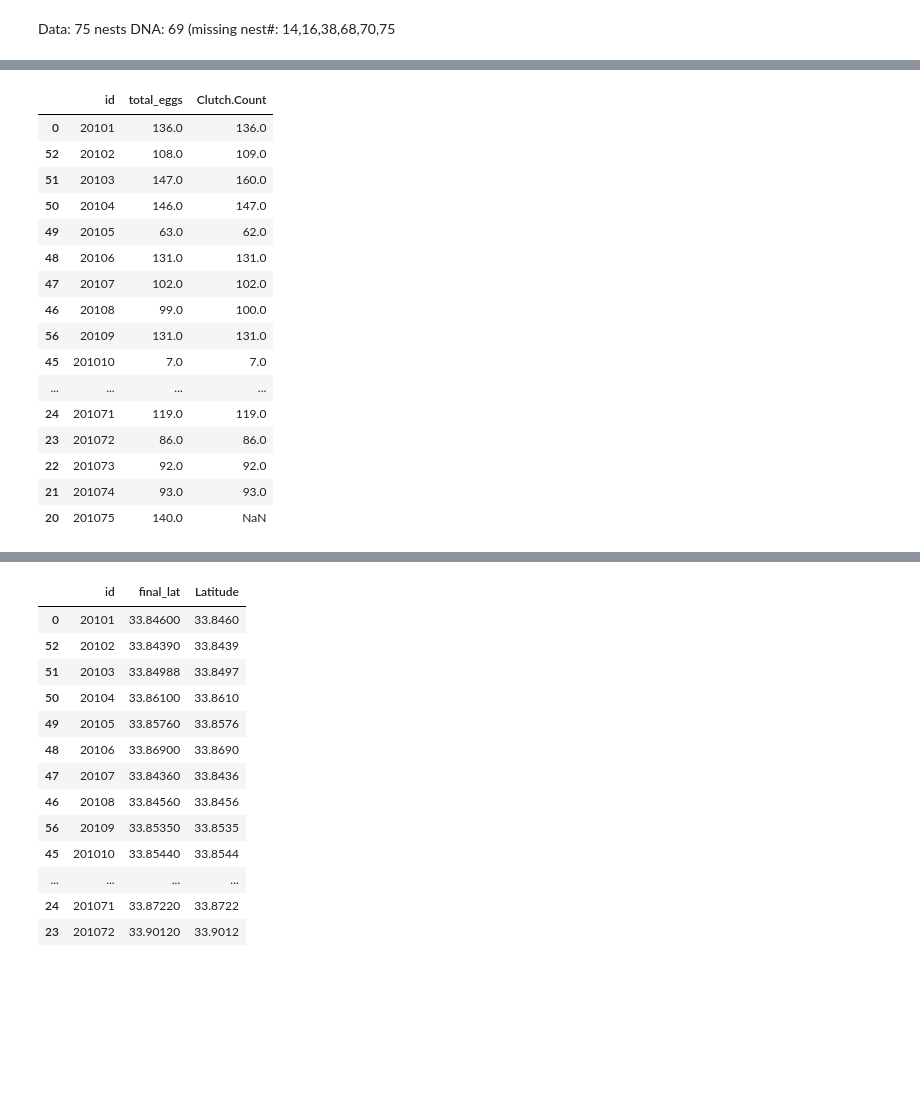
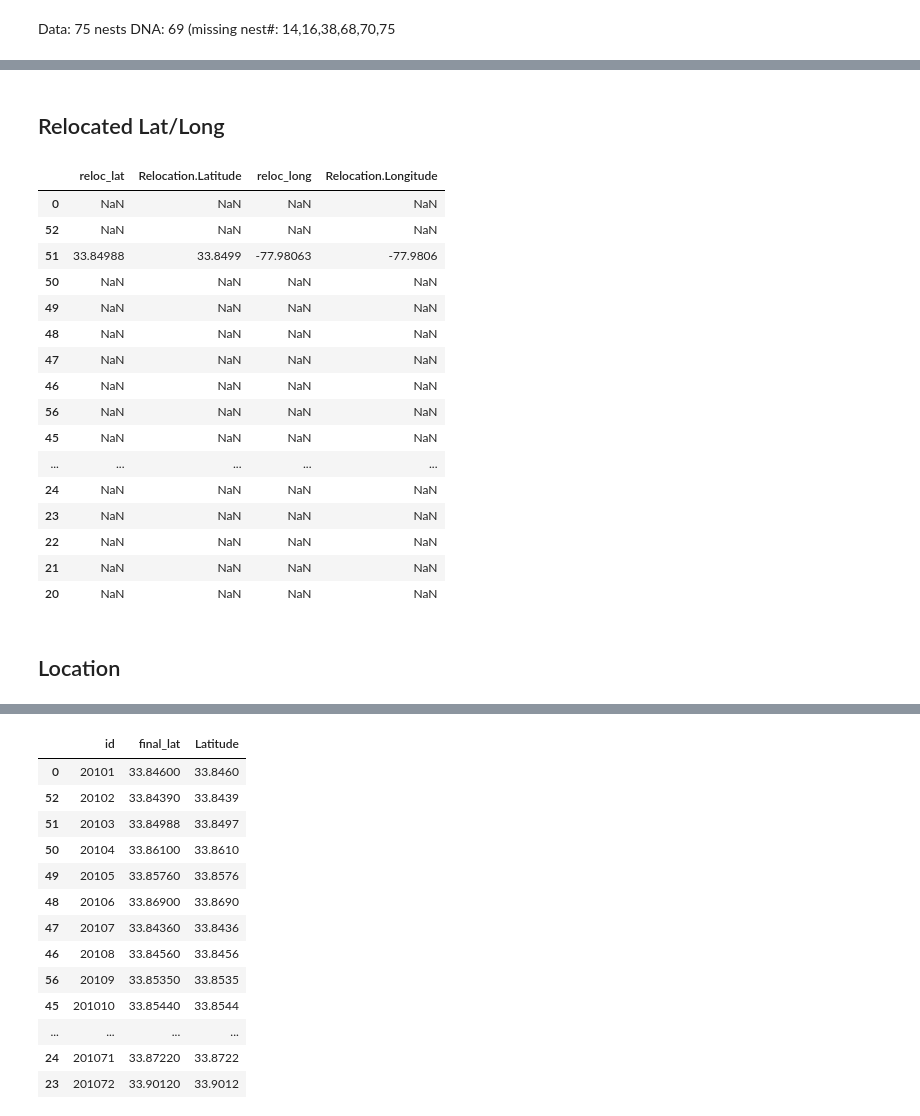
Before and after one commit to Chemmy96/BHIC, a Jupyter notebook: MergedSet.ipynb, the cells around one changed output, grey strips where cells are left out. Saved outputs shown, nothing was run; the diff lists cells and outputs as text; code cells hidden in the pictures; blank space fills up the shorter version.

```diff
--- a/MergedSet.ipynb
+++ b/MergedSet.ipynb
@@ -91,20 +189,26 @@ DNA: 69 (missing nest#: 14,16,38,68,70,75
+# %% [markdown]
+## Relocated Lat/Long
+# %%
+merge10[['reloc_lat','Relocation.Latitude','reloc_long','Relocation.Longitude']]
+# %% [output]
+|  | reloc_lat | Relocation.Latitude | reloc_long | Relocation.Longitude |
+| 0 | NaN | NaN | NaN | NaN |
+| 52 | NaN | NaN | NaN | NaN |
+| 51 | 33.84988 | 33.8499 | -77.98063 | -77.9806 |
+| 50 | NaN | NaN | NaN | NaN |
+| 49 | NaN | NaN | NaN | NaN |
+| 48 | NaN | NaN | NaN | NaN |
+| 47 | NaN | NaN | NaN | NaN |
+| 46 | NaN | NaN | NaN | NaN |
+| 56 | NaN | NaN | NaN | NaN |
+| 45 | NaN | NaN | NaN | NaN |
+| ... | ... | ... | ... | ... |
+| 24 | NaN | NaN | NaN | NaN |
+| 23 | NaN | NaN | NaN | NaN |
+| 22 | NaN | NaN | NaN | NaN |
+| 21 | NaN | NaN | NaN | NaN |
+| 20 | NaN | NaN | NaN | NaN |
+# %% [markdown]
+## Location
 # %%
-merge10[['id','total_eggs','Clutch.Count']]
+merge10[['Nest','total_eggs','Clutch.Count']]
-# %% [output]
-|  | id | total_eggs | Clutch.Count |
-| 0 | 20101 | 136.0 | 136.0 |
-| 52 | 20102 | 108.0 | 109.0 |
-| 51 | 20103 | 147.0 | 160.0 |
-| 50 | 20104 | 146.0 | 147.0 |
-| 49 | 20105 | 63.0 | 62.0 |
-| 48 | 20106 | 131.0 | 131.0 |
-| 47 | 20107 | 102.0 | 102.0 |
-| 46 | 20108 | 99.0 | 100.0 |
-| 56 | 20109 | 131.0 | 131.0 |
-| 45 | 201010 | 7.0 | 7.0 |
-| ... | ... | ... | ... |
-| 24 | 201071 | 119.0 | 119.0 |
-| 23 | 201072 | 86.0 | 86.0 |
-| 22 | 201073 | 92.0 | 92.0 |
-| 21 | 201074 | 93.0 | 93.0 |
-| 20 | 201075 | 140.0 | NaN |
```
Also changed, not shown: parts of 119 cells of this notebook.
